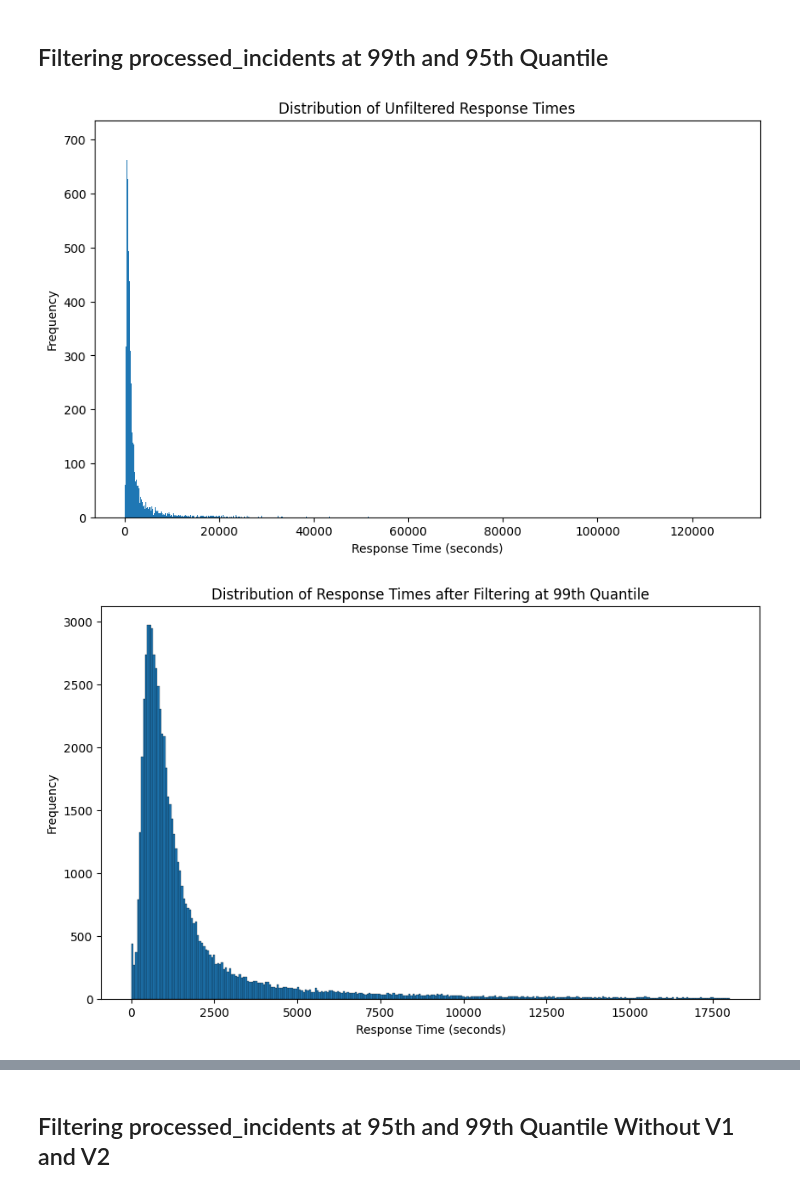
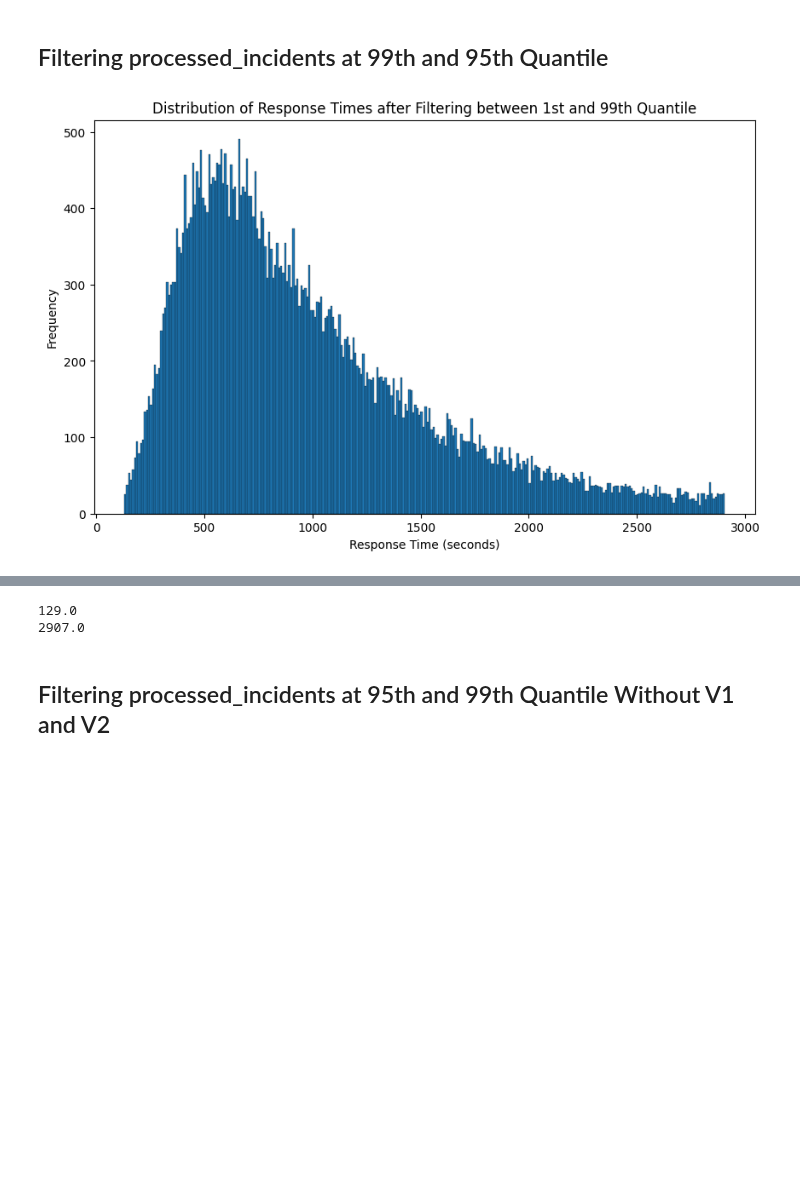
Before and after one commit to Emergency-Optimizers/Data-Processing, a Jupyter notebook: source/analysis/sandbox_torjus.ipynb, the cells around one changed output, grey strips where cells are left out. Saved outputs shown, nothing was run; the diff lists cells and outputs as text; code cells hidden in the pictures; blank space fills up the shorter version.

```diff
--- a/source/analysis/sandbox_torjus.ipynb
+++ b/source/analysis/sandbox_torjus.ipynb
@@ -138,42 +138,47 @@ quantiles.tail(10)
 1.000   559554300.000
 Name: response_time_sec, dtype: float64
 # %%
-def remove_over_quantile(df, column, quantile_value):
-    threshold = df[column].quantile(quantile_value)
-    return df[df[column] <= threshold]
+def remove_over_quantile(df, column, lower_quantile, upper_quantile):
+    lower_threshold = df[column].quantile(lower_quantile)
+    upper_threshold = df[column].quantile(upper_quantile)
+    return df[(df[column] >= lower_threshold) & (df[column] <= upper_threshold)]
 # %% [markdown]
 ## Filtering processed_incidents at 99th and 95th Quantile
 # %%
-# Assuming data_loader.processed_incidents_df gives you the DataFrame
+# Assuming data_loader.processed_incidents_df gives you the DataFrame and you only want positive response times
 df_processed = data_loader.processed_incidents_df
+df_processed = df_processed[df_processed['response_time_sec'] > 0]
+df_processed = df_processed[df_processed['triage_impression_during_call'].isin(['Critical', 'High Priority'])]
 
-# First plot
+"""# First plot
 plt.figure(figsize=(10, 6))
-plt.hist(df_processed[df_processed['response_time_sec'] > 0]['response_time_sec'].sample(frac=0.10), bins=10000, edgecolor='black', linewidth=0)
+plt.hist(df_processed['response_time_sec'].sample(frac=0.10), bins=10000, edgecolor='black', linewidth=0)
 plt.xlabel('Response Time (seconds)')
 plt.ylabel('Frequency')
 plt.title('Distribution of Unfiltered Response Times')
-plt.show()
+plt.show()"""
 
 # Second plot
 plt.figure(figsize=(10, 6))
-sampled_data = df_processed[df_processed['response_time_sec'] > 0].sample(frac=0.10)
-filtered_data_99 = remove_over_quantile(sampled_data, 'response_time_sec', 0.99)
+sampled_data = df_processed.sample(frac=0.10)
+filtered_data_99 = remove_over_quantile(sampled_data, 'response_time_sec', 0.009, 0.95)
 plt.hist(filtered_data_99['response_time_sec'], bins=300, edgecolor='black', linewidth=0.2)
 plt.xlabel('Response Time (seconds)')
 plt.ylabel('Frequency')
-plt.title('Distribution of Response Times after Filtering at 99th Quantile')
+plt.title('Distribution of Response Times after Filtering between 1st and 99th Quantile')
 plt.show()
 
-# Third plot
+"""# Third plot
 plt.figure(figsize=(10, 6))
-sampled_data = df_processed[df_processed['response_time_sec'] > 0].sample(frac=0.10)
-filtered_data_95 = remove_over_quantile(sampled_data, 'response_time_sec', 0.95)
+sampled_data = df_processed.sample(frac=0.10)
+filtered_data_95 = remove_over_quantile(sampled_data, 'response_time_sec', 0.05, 0.95)
 plt.hist(filtered_data_95['response_time_sec'], bins=300, edgecolor='black', linewidth=0.2)
 plt.xlabel('Response Time (seconds)')
 plt.ylabel('Frequency')
-plt.title('Distribution of Response Times after Filtering at 95th Quantile')
-plt.show()
+plt.title('Distribution of Response Times after Filtering between 5th and 95th Quantile')
+plt.show()"""
+
+print(filtered_data_99['response_time_sec'].min())
+print(filtered_data_99['response_time_sec'].max())
 # %% [output]
-[figure, old version]
+[figure, new version]
-[figure, removed]
@@ -181,3 +185,5 @@ plt.show()
+129.0
+2907.0
 # %% [markdown]
 ## Filtering processed_incidents at 95th and 99th Quantile Without V1 and V2
 # %%
```
Also changed, not shown: parts of 9 cells of this notebook.
